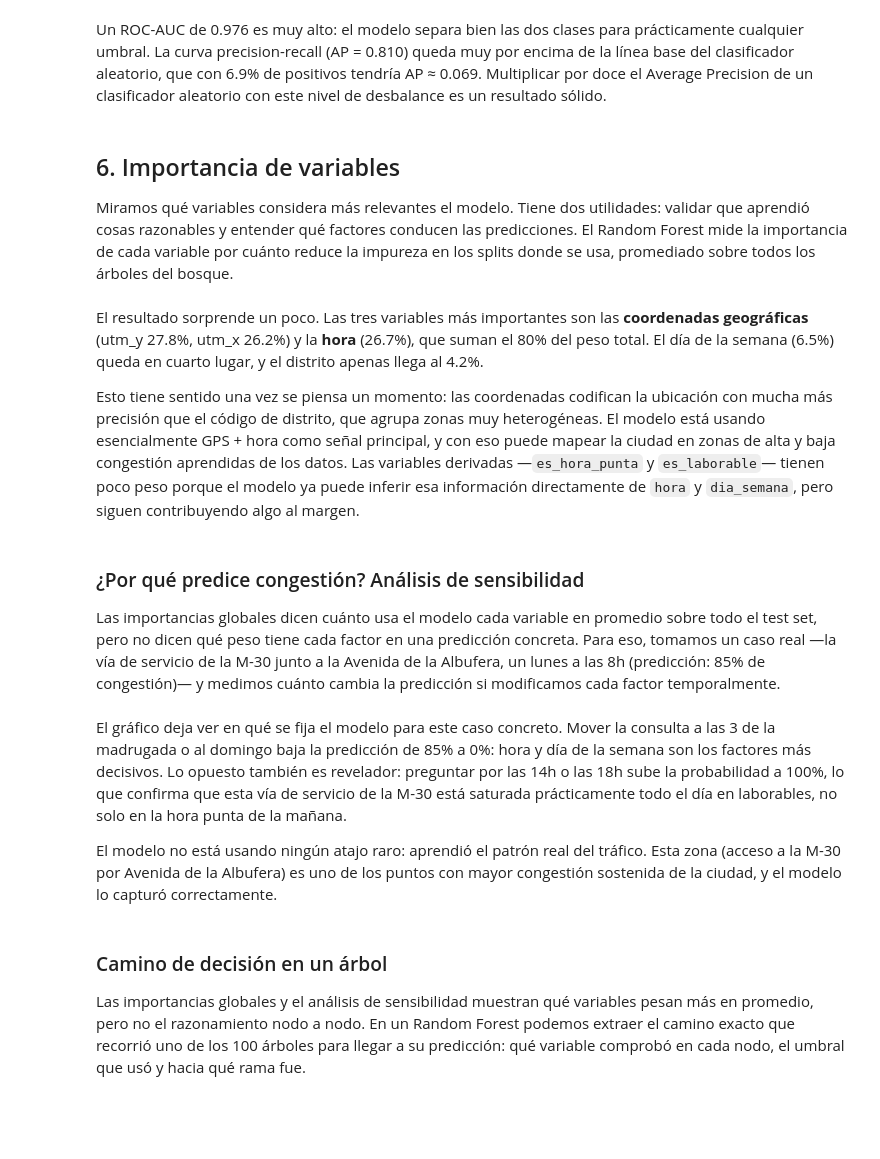
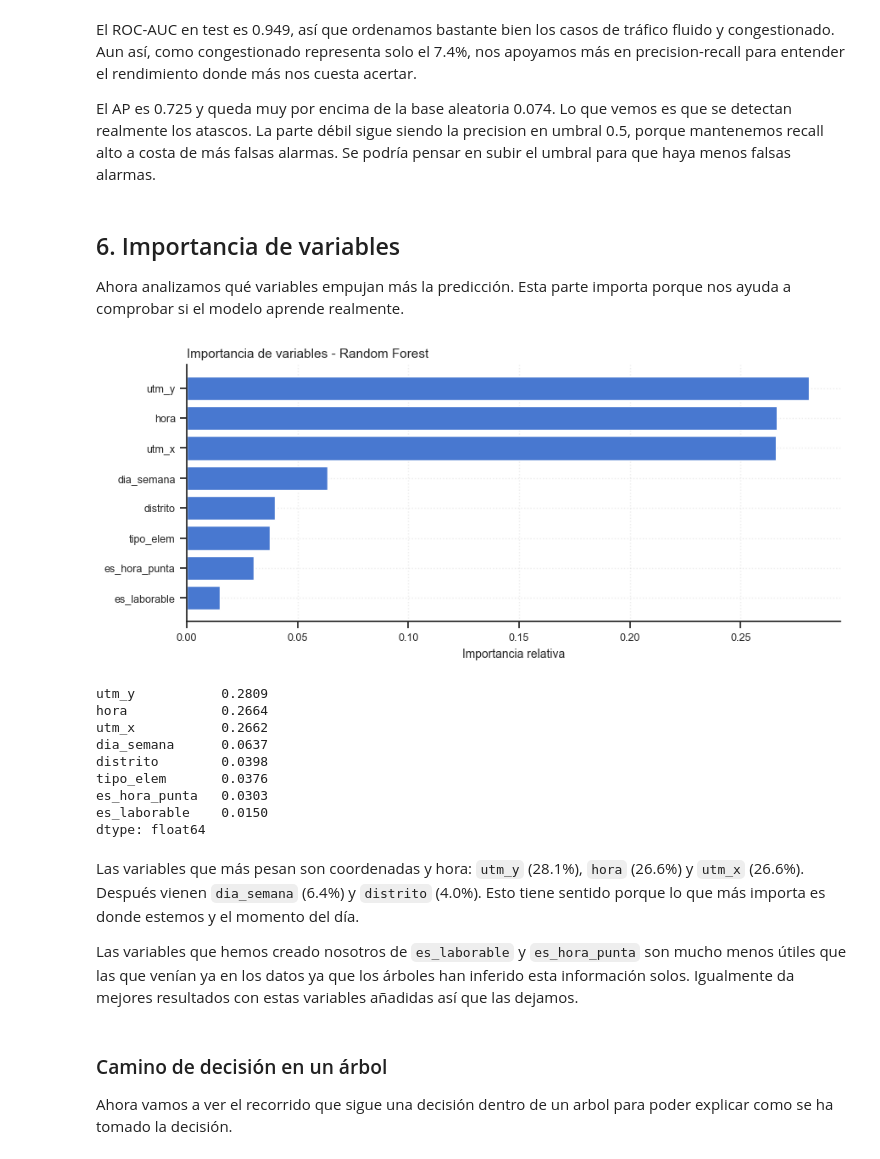
Before and after one commit to Gabiz053/analisis-datos-proyecto-final, a Jupyter notebook: notebooks/04_Evaluacion_GGG.ipynb, the cells around one changed output. Cells and saved outputs as stored; diff of their text form; code cells hidden in the pictures; blank space fills up the shorter version.

Commit message:
todos los notebooks ejecutados y terminados

```diff
--- a/notebooks/04_Evaluacion_GGG.ipynb
+++ b/notebooks/04_Evaluacion_GGG.ipynb
@@ -93,8 +93,9 @@ plt.rcParams.update(
     }
 )
 
-COLOR_PRIMARIO = "#4C72B0"
-COLOR_SECUNDARIO = "#DD8452"
+_pal = sns.color_palette("muted")
+COLOR_PRIMARIO = _pal[0]
+COLOR_SECUNDARIO = _pal[1]
 # %% [markdown]
 ## 1. Carga del modelo y los datos
 
@@ -272,28 +343,37 @@ plt.show()
 # %% [markdown]
-Un ROC-AUC de 0.976 es muy alto: el modelo separa bien las dos clases para prácticamente cualquier umbral. La curva precision-recall (AP = 0.810) queda muy por encima de la línea base del clasificador aleatorio, que con 6.9% de positivos tendría AP ≈ 0.069. Multiplicar por doce el Average Precision de un clasificador aleatorio con este nivel de desbalance es un resultado sólido.
+El ROC-AUC en test es 0.949, así que ordenamos bastante bien los casos de tráfico fluido y congestionado. Aun así, como congestionado representa solo el 7.4%, nos apoyamos más en precision-recall para entender el rendimiento donde más nos cuesta acertar.
+
+El AP es 0.725 y queda muy por encima de la base aleatoria 0.074. Lo que vemos es que se detectan realmente los atascos. La parte débil sigue siendo la precision en umbral 0.5, porque mantenemos recall alto a costa de más falsas alarmas. Se podría pensar en subir el umbral para que haya menos falsas alarmas.
 # %% [markdown]
 ## 6. Importancia de variables
 
-Miramos qué variables considera más relevantes el modelo. Tiene dos utilidades: validar que aprendió cosas razonables y entender qué factores conducen las predicciones. El Random Forest mide la importancia de cada variable por cuánto reduce la impureza en los splits donde se usa, promediado sobre todos los árboles del bosque.
+Ahora analizamos qué variables empujan más la predicción. Esta parte importa porque nos ayuda a comprobar si el modelo aprende realmente.
 # %%
 importancias = pd.Series(
     modelo.named_steps["clf"].feature_importances_,
     index=FEATURES_MODELO,
 ).sort_values(ascending=True)
 
 fig, ax = plt.subplots(figsize=(9, 4))
 ax.barh(importancias.index, importancias.values, color=COLOR_PRIMARIO)
 ax.set_xlabel("Importancia relativa")
-ax.set_title("Importancia de variables — Random Forest")
+ax.set_title("Importancia de variables - Random Forest")
 plt.tight_layout()
 plt.show()
 
 importancias.sort_values(ascending=False)
+# %% [output]
+[figure, added]
+utm_y           0.2809
+hora            0.2664
+utm_x           0.2662
+dia_semana      0.0637
+distrito        0.0398
+tipo_elem       0.0376
+es_hora_punta   0.0303
+es_laborable    0.0150
+dtype: float64
 # %% [markdown]
-El resultado sorprende un poco. Las tres variables más importantes son las **coordenadas geográficas** (utm_y 27.8%, utm_x 26.2%) y la **hora** (26.7%), que suman el 80% del peso total. El día de la semana (6.5%) queda en cuarto lugar, y el distrito apenas llega al 4.2%.
+Las variables que más pesan son coordenadas y hora: `utm_y` (28.1%), `hora` (26.6%) y `utm_x` (26.6%). Después vienen `dia_semana` (6.4%) y `distrito` (4.0%). Esto tiene sentido porque lo que más importa es donde estemos y el momento del día.
 
-Esto tiene sentido una vez se piensa un momento: las coordenadas codifican la ubicación con mucha más precisión que el código de distrito, que agrupa zonas muy heterogéneas. El modelo está usando esencialmente GPS + hora como señal principal, y con eso puede mapear la ciudad en zonas de alta y baja congestión aprendidas de los datos. Las variables derivadas —`es_hora_punta` y `es_laborable`— tienen poco peso porque el modelo ya puede inferir esa información directamente de `hora` y `dia_semana`, pero siguen contribuyendo algo al margen.
+Las variables que hemos creado nosotros de `es_laborable` y `es_hora_punta` son mucho menos útiles que las que venían ya en los datos ya que los árboles han inferido esta información solos. Igualmente da mejores resultados con estas variables añadidas así que las dejamos.
-# %% [markdown]
-### ¿Por qué predice congestión? Análisis de sensibilidad
-
-Las importancias globales dicen cuánto usa el modelo cada variable en promedio sobre todo el test set, pero no dicen qué peso tiene cada factor en una predicción concreta. Para eso, tomamos un caso real —la vía de servicio de la M-30 junto a la Avenida de la Albufera, un lunes a las 8h (predicción: 85% de congestión)— y medimos cuánto cambia la predicción si modificamos cada factor temporalmente.
@@ -346,9 +380,5 @@ plt.show()
-# %% [markdown]
-El gráfico deja ver en qué se fija el modelo para este caso concreto. Mover la consulta a las 3 de la madrugada o al domingo baja la predicción de 85% a 0%: hora y día de la semana son los factores más decisivos. Lo opuesto también es revelador: preguntar por las 14h o las 18h sube la probabilidad a 100%, lo que confirma que esta vía de servicio de la M-30 está saturada prácticamente todo el día en laborables, no solo en la hora punta de la mañana.
-
-El modelo no está usando ningún atajo raro: aprendió el patrón real del tráfico. Esta zona (acceso a la M-30 por Avenida de la Albufera) es uno de los puntos con mayor congestión sostenida de la ciudad, y el modelo lo capturó correctamente.
 # %% [markdown]
 ### Camino de decisión en un árbol
 
-Las importancias globales y el análisis de sensibilidad muestran qué variables pesan más en promedio, pero no el razonamiento nodo a nodo. En un Random Forest podemos extraer el camino exacto que recorrió uno de los 100 árboles para llegar a su predicción: qué variable comprobó en cada nodo, el umbral que usó y hacia qué rama fue.
+Ahora vamos a ver el recorrido que sigue una decisión dentro de un arbol para poder explicar como se ha tomado la decisión.
 # %%
```
Also changed, not shown: parts of 47 cells of this notebook, 1 other file.
